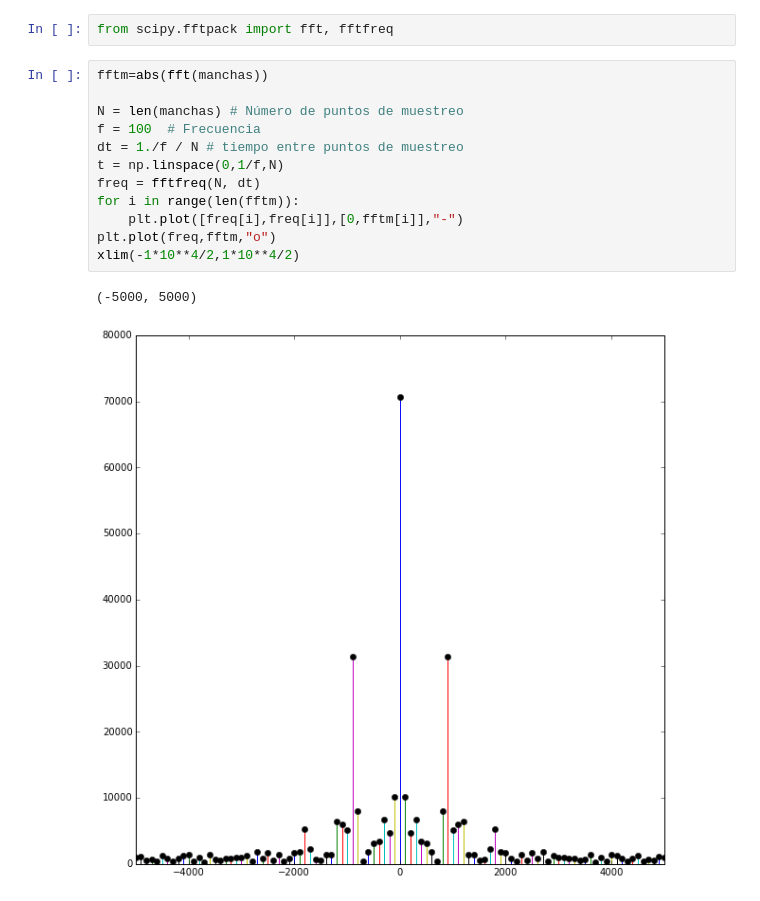
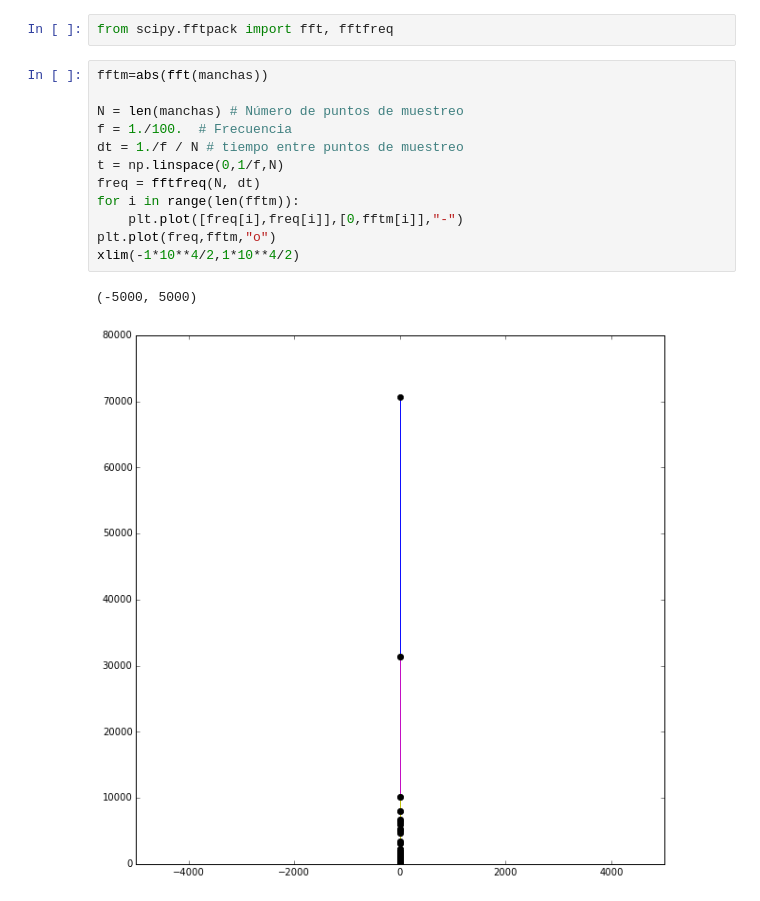
Before and after one commit to marojas11/MC, a Jupyter notebook: HandsOn/10/HandsOn10.ipynb, the cells around one changed output. Drawn from its saved outputs; the diff is of its cells as text.

```diff
--- a/HandsOn/10/HandsOn10.ipynb
+++ b/HandsOn/10/HandsOn10.ipynb
@@ -24,18 +24,18 @@ from scipy.fftpack import fft, fftfreq
 # %%
 fftm=abs(fft(manchas))
 
 N = len(manchas) # Número de puntos de muestreo
-f = 100  # Frecuencia
+f = 1./100.  # Frecuencia
 dt = 1./f / N # tiempo entre puntos de muestreo
 t = np.linspace(0,1/f,N)
 freq = fftfreq(N, dt)
 for i in range(len(fftm)):
     plt.plot([freq[i],freq[i]],[0,fftm[i]],"-")
 plt.plot(freq,fftm,"o")
 xlim(-1*10**4/2,1*10**4/2)
 # %% [output]
 (-5000, 5000)
-[figure, old version]
+[figure, new version]
 # %%
 figure(figsize(10,10))
 fftm=fft(y)
```
Also changed, not shown: parts of 1 cell of this notebook, 1 other file.
